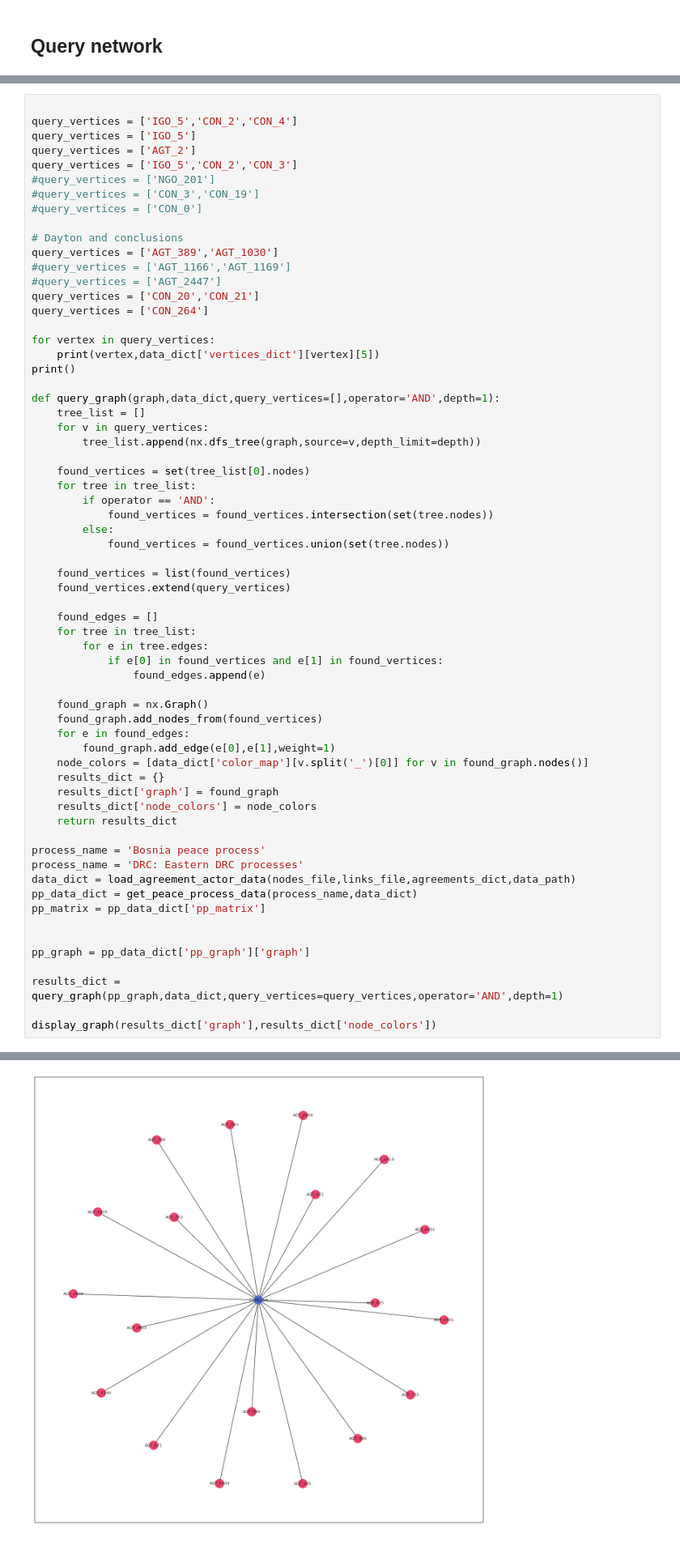
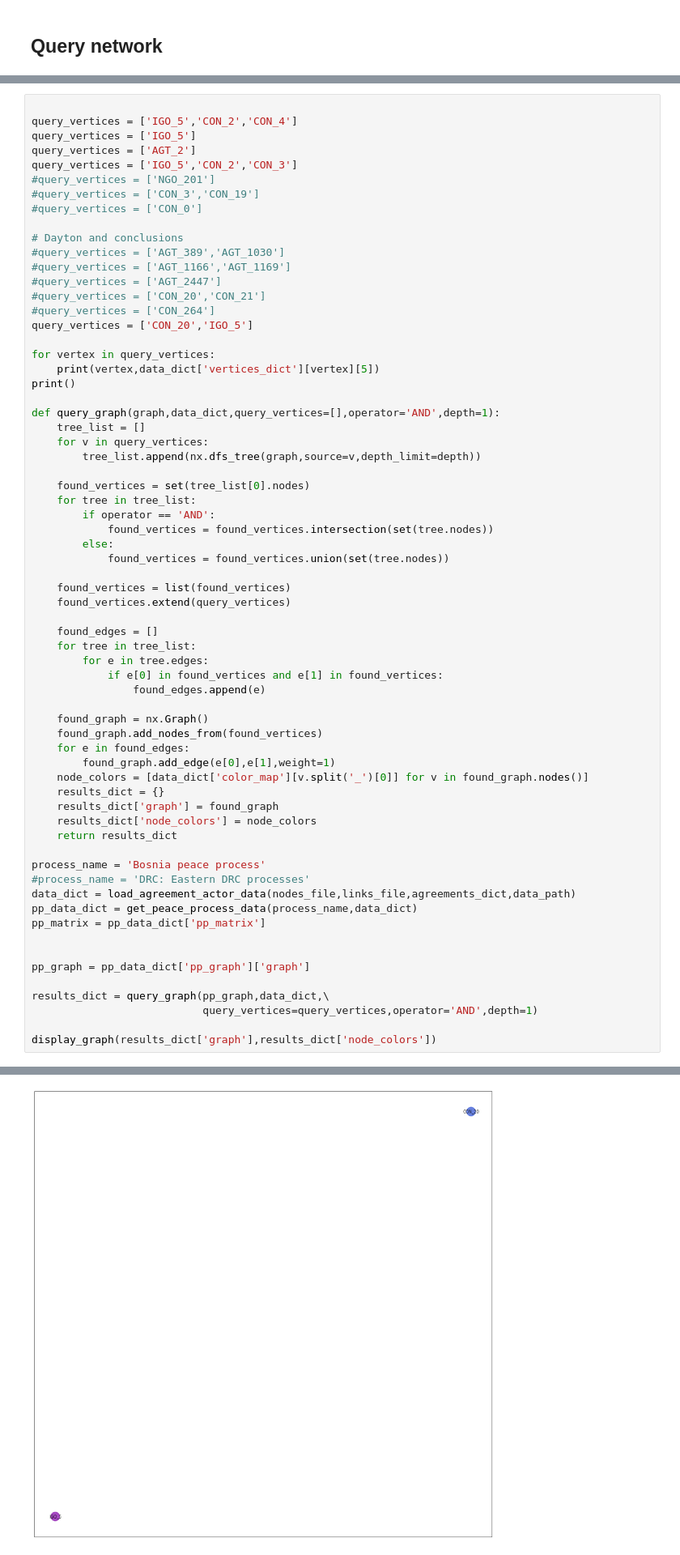
Before and after one commit to niamhhenry/actors, a Jupyter notebook: signatories_streamlit.ipynb, the cells around one changed output, grey strips where cells are left out. Shown at 81% size. Drawn from its saved outputs; the diff is of its cells as text.

```diff
--- a/signatories_streamlit.ipynb
+++ b/signatories_streamlit.ipynb
@@ -314,11 +498,12 @@ query_vertices = ['IGO_5','CON_2','CON_3']
 #query_vertices = ['CON_0']
 
 # Dayton and conclusions
-query_vertices = ['AGT_389','AGT_1030']
+#query_vertices = ['AGT_389','AGT_1030']
 #query_vertices = ['AGT_1166','AGT_1169']
 #query_vertices = ['AGT_2447']
-query_vertices = ['CON_20','CON_21']
-query_vertices = ['CON_264']
+#query_vertices = ['CON_20','CON_21']
+#query_vertices = ['CON_264']
+query_vertices = ['CON_20','IGO_5']
 
 for vertex in query_vertices:
     print(vertex,data_dict['vertices_dict'][vertex][5])
@@ -356,7 +541,7 @@ def query_graph(graph,data_dict,query_vertices=[],operator='AND',depth=1):
     return results_dict
 
 process_name = 'Bosnia peace process'
-process_name = 'DRC: Eastern DRC processes'
+#process_name = 'DRC: Eastern DRC processes'
 data_dict = load_agreement_actor_data(nodes_file,links_file,agreements_dict,data_path)
 pp_data_dict = get_peace_process_data(process_name,data_dict)
 pp_matrix = pp_data_dict['pp_matrix']
@@ -364,7 +549,8 @@ pp_matrix = pp_data_dict['pp_matrix']
 
 pp_graph = pp_data_dict['pp_graph']['graph']
 
-results_dict = query_graph(pp_graph,data_dict,query_vertices=query_vertices,operator='AND',depth=1)
+results_dict = query_graph(pp_graph,data_dict,\
+                           query_vertices=query_vertices,operator='AND',depth=1)
 
 display_graph(results_dict['graph'],results_dict['node_colors'])
 # %% [output]
@@ -372,4 +559,4 @@ CON_264 Congo, Democratic Republic of the
-[figure, old version]
+[figure, new version]
 # %% [markdown]
 ## Actor diagonal by stage
 # %%
```
Also changed, not shown: parts of 16 cells of this notebook.
